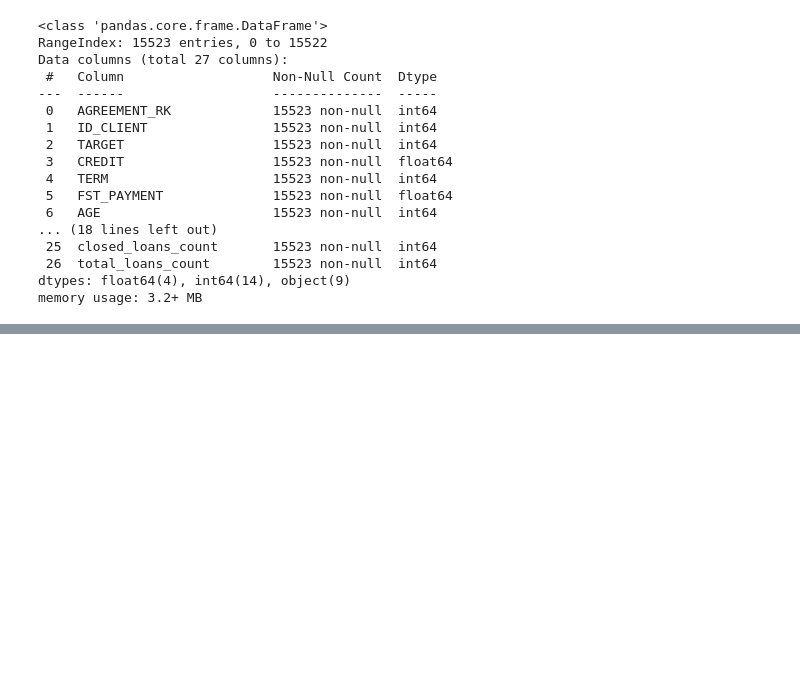
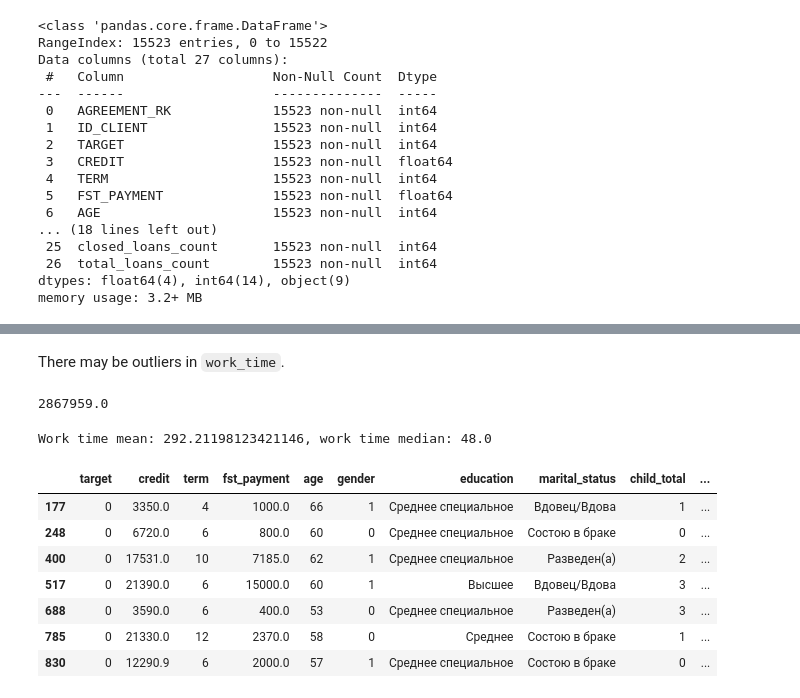
Before and after one commit to SadSabrina/streamlit_ds_app, a Jupyter notebook: EDA.ipynb, the cells around one changed output, grey strips where cells are left out. Cells and saved outputs as stored; diff of their text form; code cells hidden in the pictures; blank space fills up the shorter version.

Commit message:
Merged datasets, started EDA

```diff
--- a/EDA.ipynb
+++ b/EDA.ipynb
@@ -160,18 +167,18 @@ memory usage: 356.9 KB
 #ID_CLIENT
 
 #Correction of the key in the data about social features
-df2_columns_list = list(df2.columns)
-df2_columns_list[0] = 'ID_CLIENT'
+d_clients_columns_list = list(df_dict['D_clients'].columns)
+d_clients_columns_list[0] = 'ID_CLIENT'
 
-df2.columns = df2_columns_list
+df_dict['D_clients'].columns = d_clients_columns_list
 
 #Data merging
 
-general_df = df6.merge(df3, how='left', on='ID_CLIENT') # joined target and loan details data
+general_df = df_dict['D_target'].merge(df_dict['D_last_credit'], how='left', on='ID_CLIENT') # joined target and loan details data
 
-general_df = general_df.merge(df2, how='left', on='ID_CLIENT') # joined social features and loan details
+general_df = general_df.merge(df_dict['D_clients'], how='left', on='ID_CLIENT') # joined social features and loan details
 
-general_df = general_df.merge(df5, how='left', on='ID_CLIENT') # joined general_df and income details
-general_df = general_df.merge(df8, how='left', on='ID_CLIENT')# joined work status data
+general_df = general_df.merge(df_dict['D_salary'], how='left', on='ID_CLIENT') # joined general_df and income details
+general_df = general_df.merge(df_dict['D_job'], how='left', on='ID_CLIENT')# joined work status data
 
-general_df.info()
+#general_df.info()
@@ -223,0 +285,25 @@ Data Merging Conclusions:
+# %% [markdown]
+There may be outliers in `work_time`.
+# %%
+general_df['work_time'].max()
+# %% [output]
+2867959.0
+# %%
+work_time_mean = general_df['work_time'].mean()
+work_time_median = general_df['work_time'].median()
+
+print(f'Work time mean: {work_time_mean}, work time median: {work_time_median}')
+# %% [output]
+Work time mean: 292.21198123421146, work time median: 48.0
+# %%
+work_time_99quantile = general_df['work_time'].quantile(0.99)
+general_df.query('work_time > @work_time_99quantile').head(7)
+# %% [output]
+|  | target | credit | term | fst_payment | age | gender | education | marital_status | child_total | ... |
+| 177 | 0 | 3350.0 | 4 | 1000.0 | 66 | 1 | Среднее специальное | Вдовец/Вдова | 1 | ... |
+| 248 | 0 | 6720.0 | 6 | 800.0 | 60 | 0 | Среднее специальное | Состою в браке | 0 | ... |
+| 400 | 0 | 17531.0 | 10 | 7185.0 | 62 | 1 | Среднее специальное | Разведен(а) | 2 | ... |
+| 517 | 0 | 21390.0 | 6 | 15000.0 | 60 | 1 | Высшее | Вдовец/Вдова | 3 | ... |
+| 688 | 0 | 3590.0 | 6 | 400.0 | 53 | 0 | Среднее специальное | Разведен(а) | 3 | ... |
+| 785 | 0 | 21330.0 | 12 | 2370.0 | 58 | 0 | Среднее | Состою в браке | 1 | ... |
+| 830 | 0 | 12290.9 | 6 | 2000.0 | 57 | 1 | Среднее специальное | Состою в браке | 0 | ... |
```
Also changed, not shown: parts of 25 cells of this notebook.
